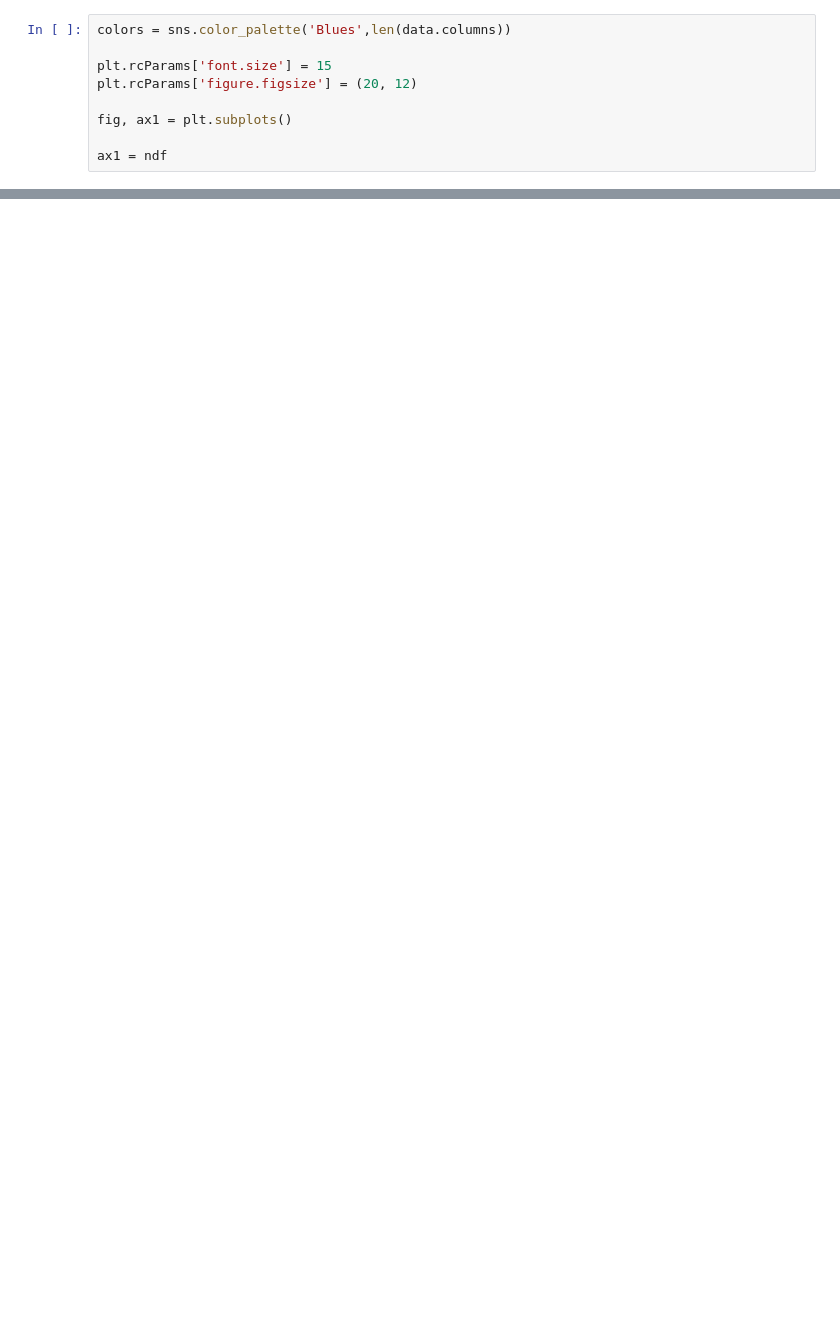
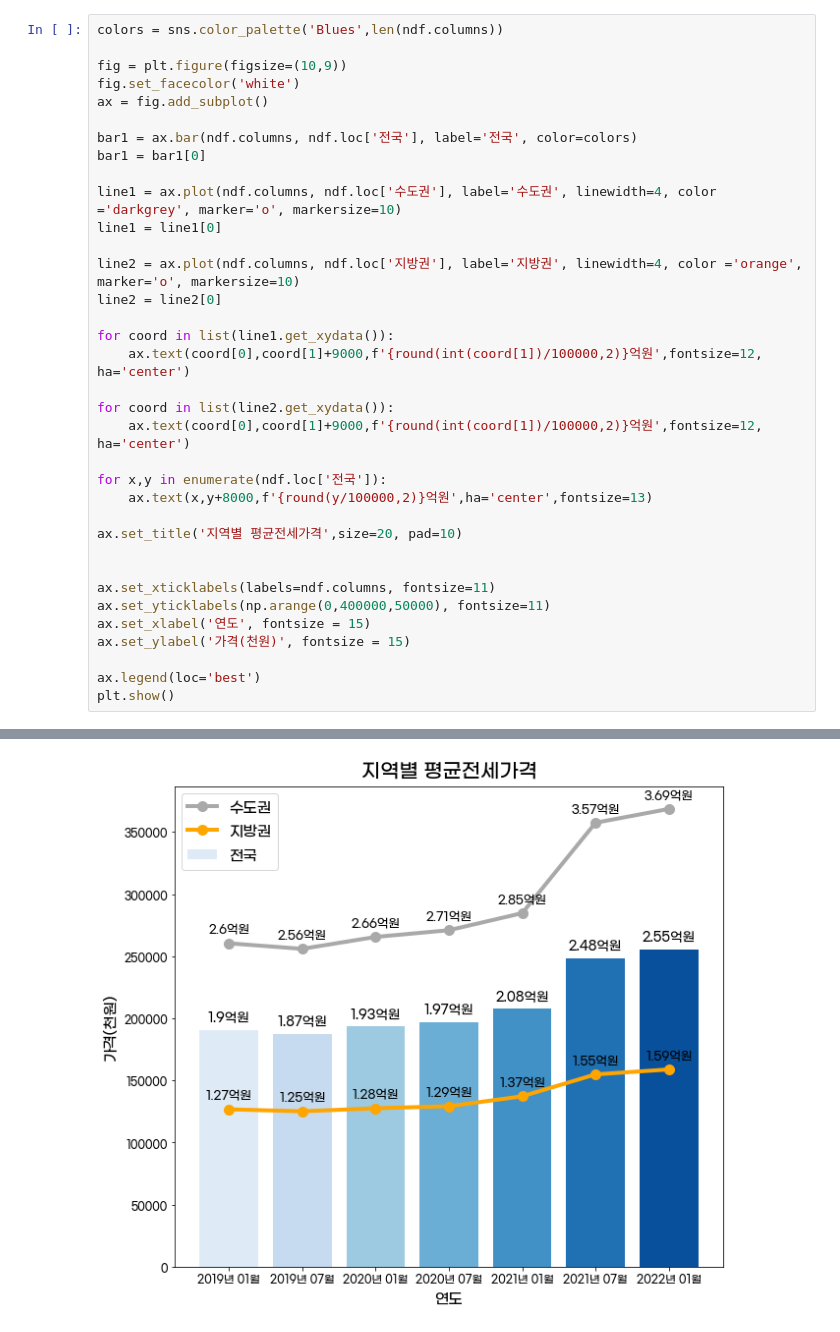
Before and after one commit to Minah-Seong/Project_Can, a Jupyter notebook: 지역별 평균전세가격.ipynb, the cells around one changed output, grey strips where cells are left out. Saved outputs shown, nothing was run; the diff lists cells and outputs as text; blank space fills up the shorter version.

Commit message:
시각화
지역별 평균전세가격
전세보증금반환보증 사고건수 피해액

시각화

```diff
--- a/지역별 평균전세가격.ipynb
+++ b/지역별 평균전세가격.ipynb
@@ -25,10 +25,36 @@ display(ndf)
 # %%
-colors = sns.color_palette('Blues',len(data.columns))
+colors = sns.color_palette('Blues',len(ndf.columns))
 
-plt.rcParams['font.size'] = 15
-plt.rcParams['figure.figsize'] = (20, 12)
+fig = plt.figure(figsize=(10,9))
+fig.set_facecolor('white')
+ax = fig.add_subplot()
 
-fig, ax1 = plt.subplots()
+bar1 = ax.bar(ndf.columns, ndf.loc['전국'], label='전국', color=colors)
+bar1 = bar1[0]
 
-ax1 = ndf
+line1 = ax.plot(ndf.columns, ndf.loc['수도권'], label='수도권', linewidth=4, color ='darkgrey', marker='o', markersize=10)
+line1 = line1[0]
+
+line2 = ax.plot(ndf.columns, ndf.loc['지방권'], label='지방권', linewidth=4, color ='orange', marker='o', markersize=10)
+line2 = line2[0]
+
+for coord in list(line1.get_xydata()):
+    ax.text(coord[0],coord[1]+9000,f'{round(int(coord[1])/100000,2)}억원',fontsize=12, ha='center')
+
+for coord in list(line2.get_xydata()):
+    ax.text(coord[0],coord[1]+9000,f'{round(int(coord[1])/100000,2)}억원',fontsize=12, ha='center')
+
+for x,y in enumerate(ndf.loc['전국']):
+    ax.text(x,y+8000,f'{round(y/100000,2)}억원',ha='center',fontsize=13)
+
+ax.set_title('지역별 평균전세가격',size=20, pad=10)
+
+
+ax.set_xticklabels(labels=ndf.columns, fontsize=11)
+ax.set_yticklabels(np.arange(0,400000,50000), fontsize=11)
+ax.set_xlabel('연도', fontsize = 15)
+ax.set_ylabel('가격(천원)', fontsize = 15)
+
+ax.legend(loc='best')
+plt.show()
 # %% [output]
@@ -39,0 +61 @@ ax1 = ndf
+[figure, added]
```
Also changed, not shown: parts of 3 cells of this notebook, 2 other files.
